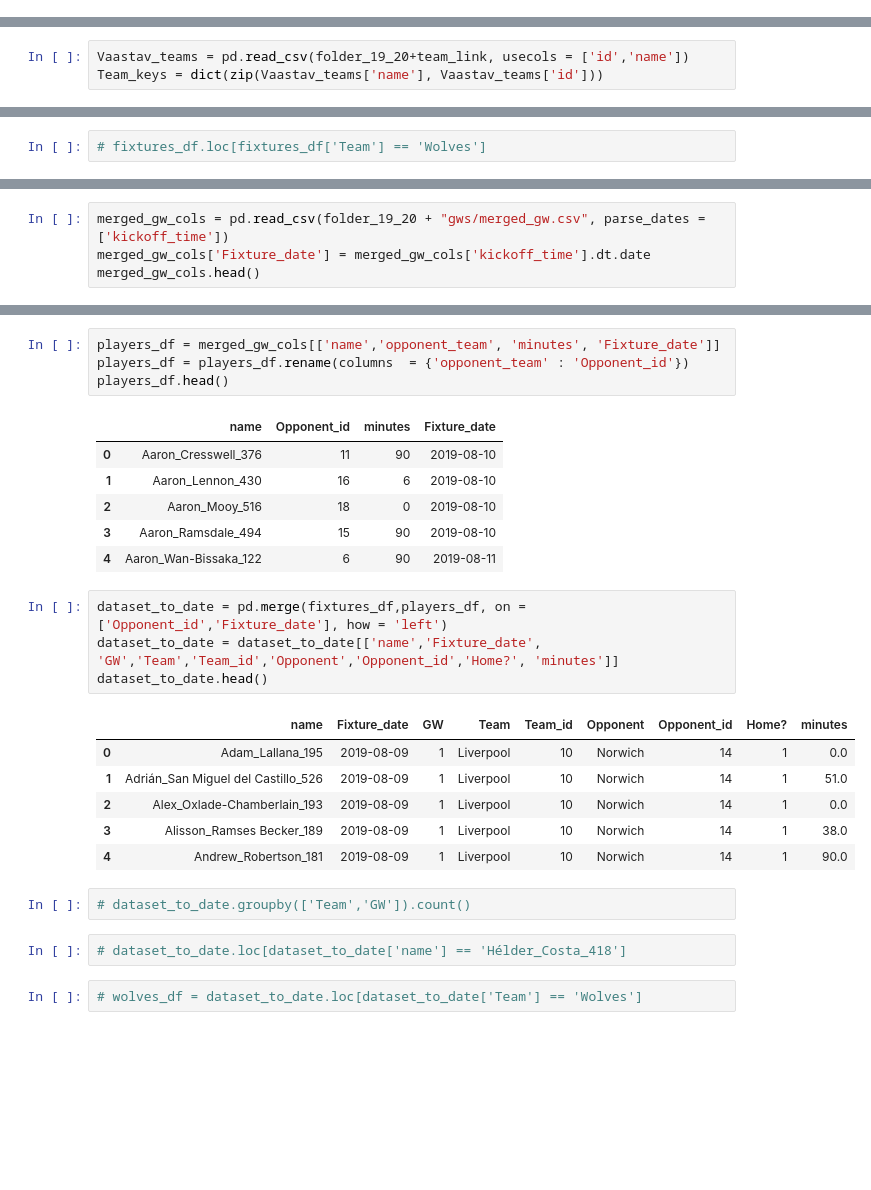
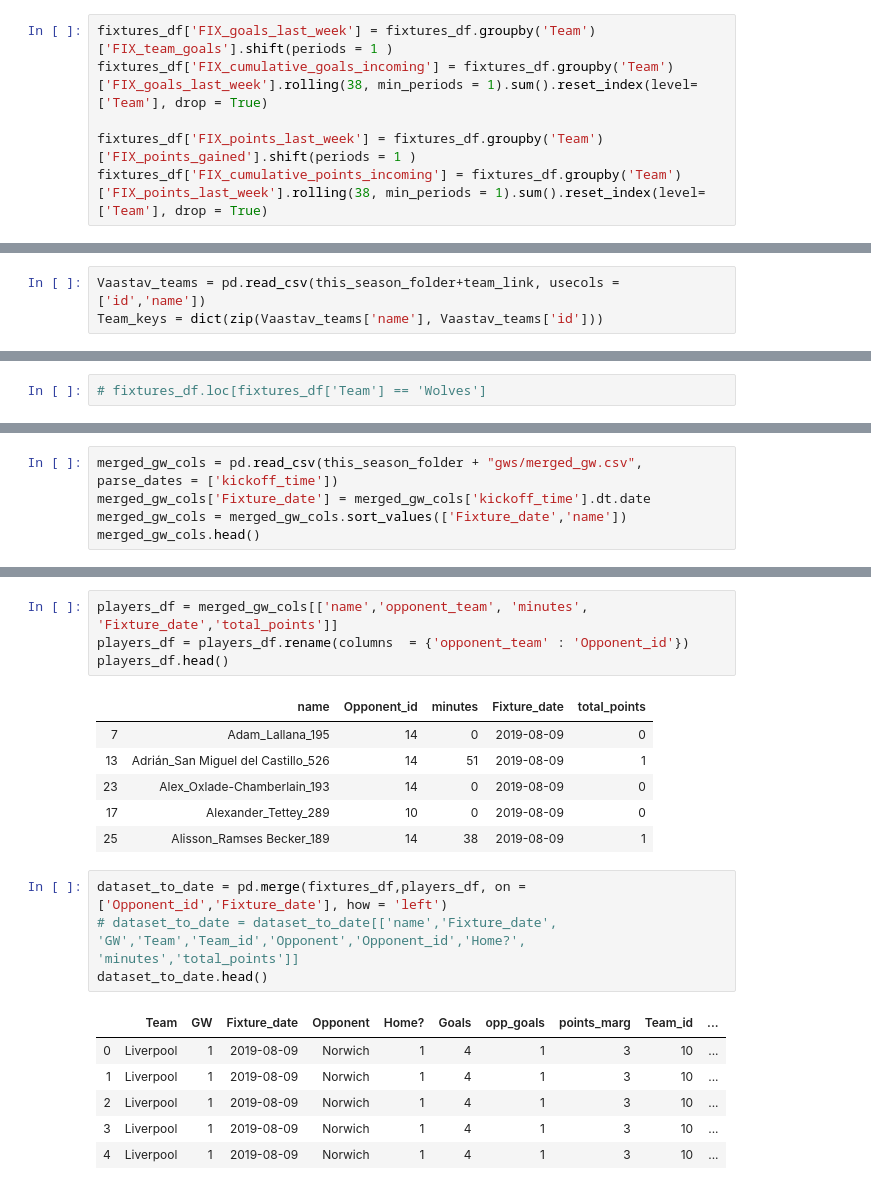
Before and after one commit to calumthompson/Cals-Fantasy-football, a Jupyter notebook: Feature selection.ipynb, the cells around one changed output, grey strips where cells are left out. Cells and saved outputs as stored; diff of their text form; blank space fills up the shorter version.

```diff
--- a/Feature selection.ipynb
+++ b/Feature selection.ipynb
@@ -114,4 +131,10 @@ for team in teams:
     merge.append(team_record)
 
 fixtures_df = pd.concat(merge).reset_index(drop = True)
+# %%
+fixtures_df['FIX_goals_last_week'] = fixtures_df.groupby('Team')['FIX_team_goals'].shift(periods = 1 )
+fixtures_df['FIX_cumulative_goals_incoming'] = fixtures_df.groupby('Team')['FIX_goals_last_week'].rolling(38, min_periods = 1).sum().reset_index(level=['Team'], drop = True)
+
+fixtures_df['FIX_points_last_week'] = fixtures_df.groupby('Team')['FIX_points_gained'].shift(periods = 1 )
+fixtures_df['FIX_cumulative_points_incoming'] = fixtures_df.groupby('Team')['FIX_points_last_week'].rolling(38, min_periods = 1).sum().reset_index(level=['Team'], drop = True)
 # %%
@@ -128,5 +156,5 @@ fixtures_df.head()
 # %%
-Vaastav_teams = pd.read_csv(folder_19_20+team_link, usecols = ['id','name'])
+Vaastav_teams = pd.read_csv(this_season_folder+team_link, usecols = ['id','name'])
 Team_keys = dict(zip(Vaastav_teams['name'], Vaastav_teams['id']))
 # %%
 fixtures_df['Team_id'] = fixtures_df['Team'].map(Team_keys)
@@ -146,7 +174,8 @@ fixtures_df.head()
 As players do not have a team column, join on opponent at given date
 # %%
-merged_gw_cols = pd.read_csv(folder_19_20 + "gws/merged_gw.csv", parse_dates = ['kickoff_time'])
+merged_gw_cols = pd.read_csv(this_season_folder + "gws/merged_gw.csv", parse_dates = ['kickoff_time'])
 merged_gw_cols['Fixture_date'] = merged_gw_cols['kickoff_time'].dt.date
+merged_gw_cols = merged_gw_cols.sort_values(['Fixture_date','name'])
 merged_gw_cols.head()
 # %% [output]
 |  | name | assists | bonus | bps | clean_sheets | creativity | element | fixture | goals_conceded | ... |
@@ -158,29 +187,23 @@ merged_gw_cols.head()
 # %%
-players_df = merged_gw_cols[['name','opponent_team', 'minutes', 'Fixture_date']]
+players_df = merged_gw_cols[['name','opponent_team', 'minutes', 'Fixture_date','total_points']]
 players_df = players_df.rename(columns  = {'opponent_team' : 'Opponent_id'})
 players_df.head()
 # %% [output]
-|  | name | Opponent_id | minutes | Fixture_date |
-| 0 | Aaron_Cresswell_376 | 11 | 90 | 2019-08-10 |
-| 1 | Aaron_Lennon_430 | 16 | 6 | 2019-08-10 |
-| 2 | Aaron_Mooy_516 | 18 | 0 | 2019-08-10 |
-| 3 | Aaron_Ramsdale_494 | 15 | 90 | 2019-08-10 |
-| 4 | Aaron_Wan-Bissaka_122 | 6 | 90 | 2019-08-11 |
+|  | name | Opponent_id | minutes | Fixture_date | total_points |
+| 7 | Adam_Lallana_195 | 14 | 0 | 2019-08-09 | 0 |
+| 13 | Adrián_San Miguel del Castillo_526 | 14 | 51 | 2019-08-09 | 1 |
+| 23 | Alex_Oxlade-Chamberlain_193 | 14 | 0 | 2019-08-09 | 0 |
+| 17 | Alexander_Tettey_289 | 10 | 0 | 2019-08-09 | 0 |
+| 25 | Alisson_Ramses Becker_189 | 14 | 38 | 2019-08-09 | 1 |
 # %%
 dataset_to_date = pd.merge(fixtures_df,players_df, on = ['Opponent_id','Fixture_date'], how = 'left')
-dataset_to_date = dataset_to_date[['name','Fixture_date', 'GW','Team','Team_id','Opponent','Opponent_id','Home?', 'minutes']]
+# dataset_to_date = dataset_to_date[['name','Fixture_date', 'GW','Team','Team_id','Opponent','Opponent_id','Home?', 'minutes','total_points']]
 dataset_to_date.head()
 # %% [output]
-|  | name | Fixture_date | GW | Team | Team_id | Opponent | Opponent_id | Home? | minutes |
-| 0 | Adam_Lallana_195 | 2019-08-09 | 1 | Liverpool | 10 | Norwich | 14 | 1 | 0.0 |
-| 1 | Adrián_San Miguel del Castillo_526 | 2019-08-09 | 1 | Liverpool | 10 | Norwich | 14 | 1 | 51.0 |
-| 2 | Alex_Oxlade-Chamberlain_193 | 2019-08-09 | 1 | Liverpool | 10 | Norwich | 14 | 1 | 0.0 |
-| 3 | Alisson_Ramses Becker_189 | 2019-08-09 | 1 | Liverpool | 10 | Norwich | 14 | 1 | 38.0 |
-| 4 | Andrew_Robertson_181 | 2019-08-09 | 1 | Liverpool | 10 | Norwich | 14 | 1 | 90.0 |
+|  | Team | GW | Fixture_date | Opponent | Home? | Goals | opp_goals | points_marg | Team_id | ... |
+| 0 | Liverpool | 1 | 2019-08-09 | Norwich | 1 | 4 | 1 | 3 | 10 | ... |
+| 1 | Liverpool | 1 | 2019-08-09 | Norwich | 1 | 4 | 1 | 3 | 10 | ... |
+| 2 | Liverpool | 1 | 2019-08-09 | Norwich | 1 | 4 | 1 | 3 | 10 | ... |
+| 3 | Liverpool | 1 | 2019-08-09 | Norwich | 1 | 4 | 1 | 3 | 10 | ... |
+| 4 | Liverpool | 1 | 2019-08-09 | Norwich | 1 | 4 | 1 | 3 | 10 | ... |
-# %%
-# dataset_to_date.groupby(['Team','GW']).count()
-# %%
-# dataset_to_date.loc[dataset_to_date['name'] == 'Hélder_Costa_418']
-# %%
-# wolves_df = dataset_to_date.loc[dataset_to_date['Team'] == 'Wolves']
 # %% [markdown]
```
Also changed, not shown: parts of 44 cells of this notebook.
